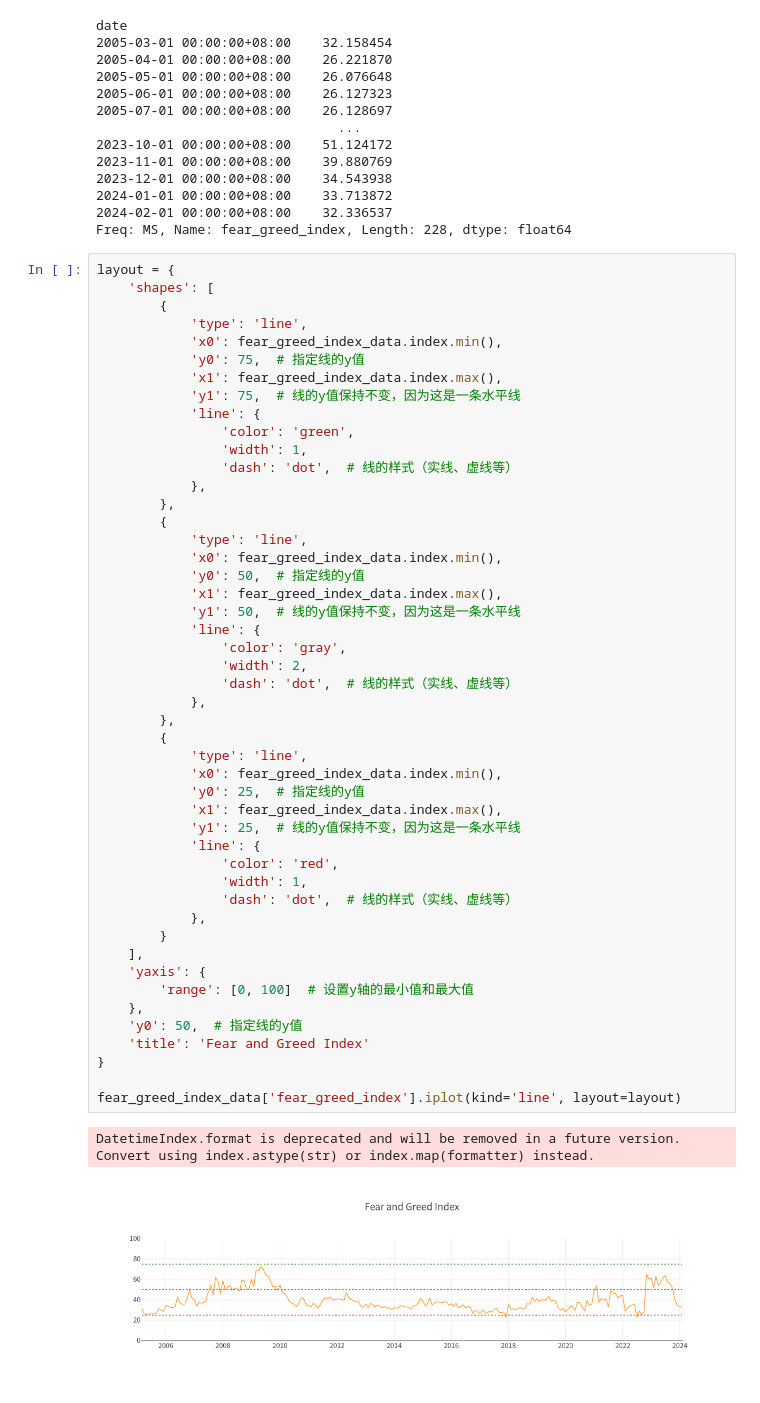
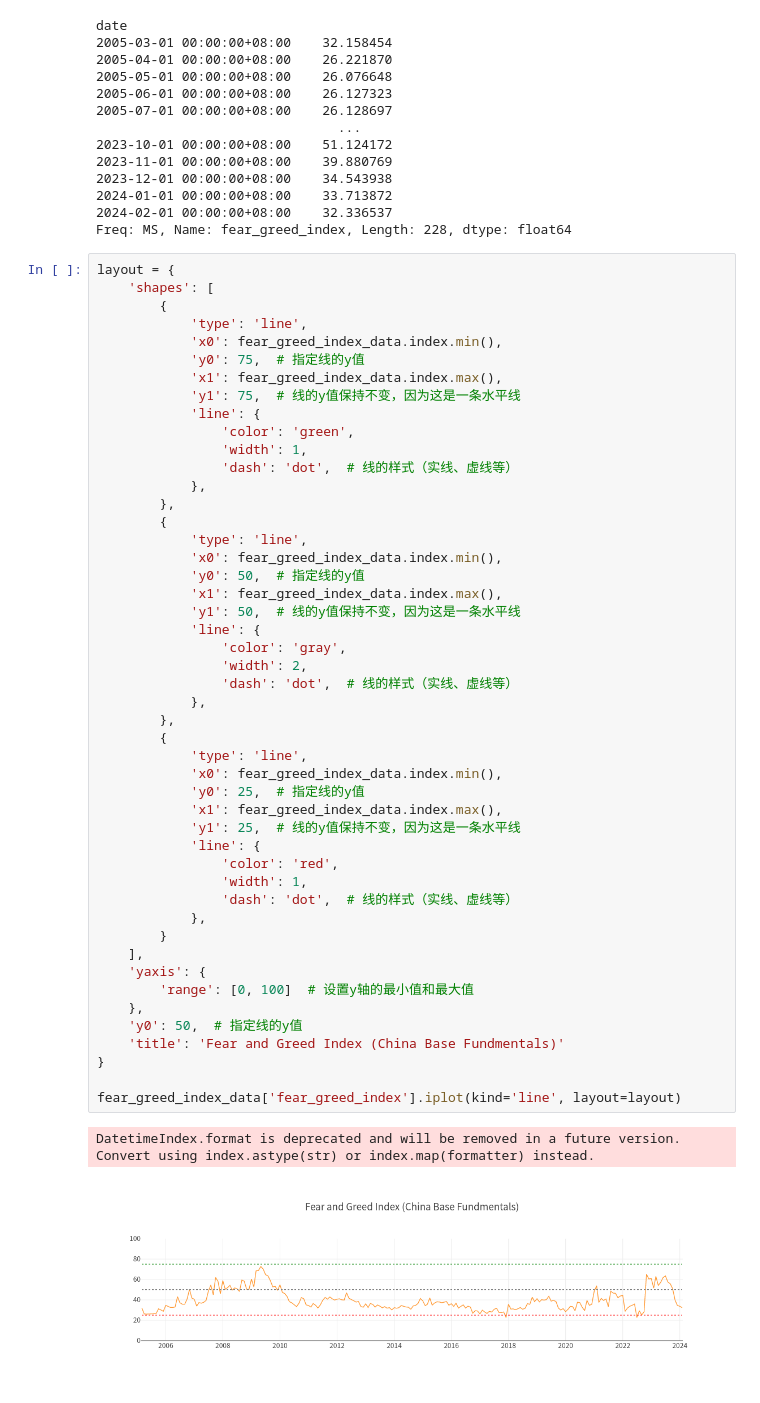
Before and after one commit to kaixindeken/china_indexation, a Jupyter notebook: fundamentals_hk.ipynb, the cells around one changed output. Saved outputs shown, nothing was run; the diff lists cells and outputs as text.

```diff
--- a/fundamentals_hk.ipynb
+++ b/fundamentals_hk.ipynb
@@ -272,32 +272,32 @@ layout = {
             'x1': fear_greed_index_data.index.max(),
             'y1': 50,  # 线的y值保持不变，因为这是一条水平线
             'line': {
                 'color': 'gray',
                 'width': 2,
                 'dash': 'dot',  # 线的样式（实线、虚线等）
             },
         },
         {
             'type': 'line',
             'x0': fear_greed_index_data.index.min(),
             'y0': 25,  # 指定线的y值
             'x1': fear_greed_index_data.index.max(),
             'y1': 25,  # 线的y值保持不变，因为这是一条水平线
             'line': {
                 'color': 'red',
                 'width': 1,
                 'dash': 'dot',  # 线的样式（实线、虚线等）
             },
         }
     ],
     'yaxis': {
         'range': [0, 100]  # 设置y轴的最小值和最大值
     },
     'y0': 50,  # 指定线的y值
-    'title': 'Fear and Greed Index'
+    'title': 'Fear and Greed Index (China Base Fundmentals)'
 }
 
 fear_greed_index_data['fear_greed_index'].iplot(kind='line', layout=layout)
 # %% [output]
 DatetimeIndex.format is deprecated and will be removed in a future version. Convert using index.astype(str) or index.map(formatter) instead.
-[figure, old version]
+[figure, new version]
```
Also changed, not shown: parts of 2 cells of this notebook, 6 other files.
